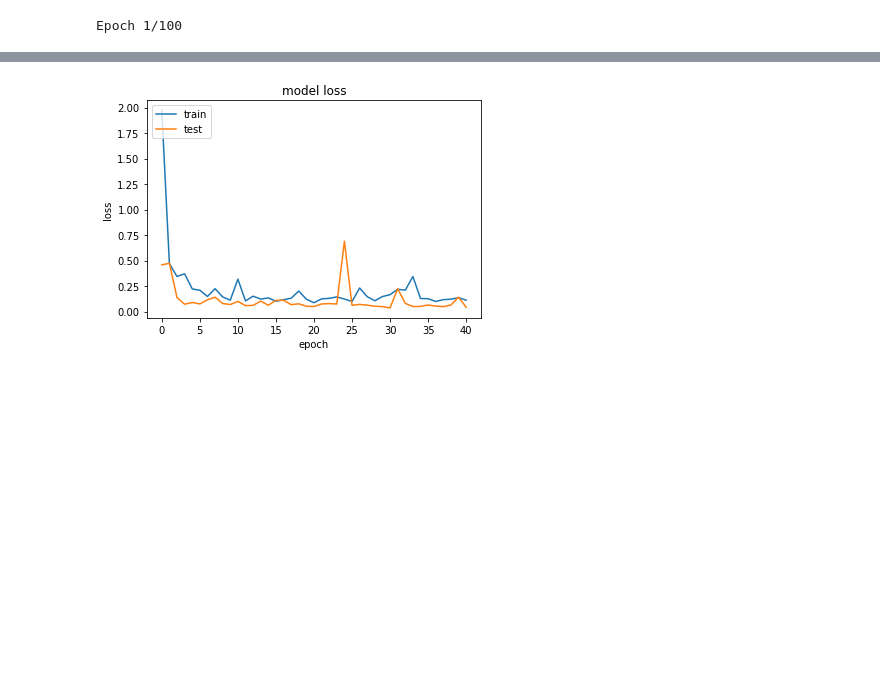
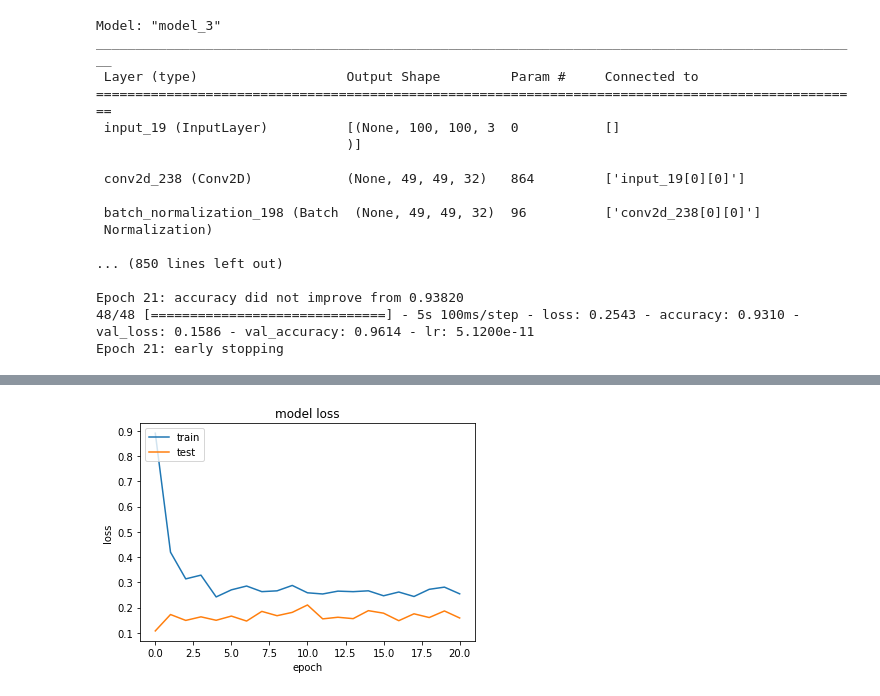
Before and after one commit to svaningelgem/nonogram_player, a Jupyter notebook: src/build_nn/Untitled.ipynb, the cells around one changed output, grey strips where cells are left out. Saved outputs shown, nothing was run; the diff lists cells and outputs as text; code cells hidden in the pictures; blank space fills up the shorter version.

```diff
--- a/src/build_nn/Untitled.ipynb
+++ b/src/build_nn/Untitled.ipynb
@@ -88,12 +112,13 @@ class StopTrainingIfEnoughAcc(keras.callbacks.Callback):
 
 def do_fit(model, train, test, tgt, epochs=20_000):
     callbacks = [
-        ReduceLROnPlateau(monitor='val_loss', patience=5, cooldown=3, rate=0.6, min_lr=1e-18, verbose=1),
-        EarlyStopping(monitor='val_loss', patience=10, verbose=1),
-        ModelCheckpoint(f'./{tgt}/epoch_{{epoch:03d}}-{{val_accuracy:.5f}}.hdf5', monitor='accuracy', initial_value_threshold=0.85, verbose=1, save_best_only=True, mode='max'),
-        StopTrainingIfEnoughAcc(),
+        ReduceLROnPlateau(monitor='val_loss', patience=2, factor=0.2, min_lr=1e-18, verbose=1),
+        EarlyStopping(monitor='val_loss', patience=20, verbose=1),
+        ModelCheckpoint(f'./{tgt}/epoch_{{epoch:03d}}-acc_{{accuracy:.5f}}-valacc_{{val_accuracy:.5f}}.hdf5', monitor='accuracy', initial_value_threshold=0.85, verbose=1, save_best_only=True, mode='max'),
+        # StopTrainingIfEnoughAcc(),
     ]
 
+    model.summary()
 
     hist = model.fit(
         train,
@@ -101,7 +126,8 @@ def do_fit(model, train, test, tgt, epochs=20_000):
         epochs=epochs,  # We do early stopping. So this will always stop before this point
         shuffle=True,
         callbacks=callbacks,
-        verbose=1
+        verbose=1,
+        # class_weight=get_class_weights(train),
     )
 
     print_history(hist)
@@ -109,0 +207,20 @@ def do_fit(model, train, test, tgt, epochs=20_000):
+# %%
+model = Sequential()
+model.add(Input(input_shape + (3,)))
+model.add(Conv2D(32, kernel_size=3, activation='relu'))
+model.add(Conv2D(64, kernel_size=3, activation='relu'))
+model.add(MaxPooling2D(pool_size=2))
+model.add(Conv2D(128, kernel_size=3, activation='relu'))
+model.add(MaxPooling2D(pool_size=2))
+model.add(Conv2D(256, kernel_size=3, activation='relu'))
+model.add(MaxPooling2D(pool_size=2))
+#model.add(Dropout(0.25))
+model.add(Flatten())
+model.add(Dense(64, activation='relu'))
+#model.add(Dropout(0.5))
+model.add(Dense(train_data.num_classes, activation='softmax'))
+
+model.compile(loss='categorical_crossentropy', optimizer='adam', metrics=['accuracy'])
+
+
+do_fit(model, train_data, validation_data, 'model_pdf')
@@ -362,9 +500,25 @@ for layer in model.layers[249:]:
    layer.trainable = True
 
 from tensorflow.keras.optimizers import SGD
-model.compile(optimizer=SGD(lr=0.0001, momentum=0.9), loss='categorical_crossentropy', metrics=['accuracy'])
+model.compile(optimizer=SGD(learning_rate=0.0001, momentum=0.9), loss='categorical_crossentropy', metrics=['accuracy'])
 
 
 do_fit(model, train_data, validation_data, 'model_inceptionV3_step2', epochs=100)
 # %% [output]
-Epoch 1/100
+Model: "model_3"
+__________________________________________________________________________________________________
+ Layer (type)                   Output Shape         Param #     Connected to
+==================================================================================================
+ input_19 (InputLayer)          [(None, 100, 100, 3  0           []
+                                )]
+
+ conv2d_238 (Conv2D)            (None, 49, 49, 32)   864         ['input_19[0][0]']
+
+ batch_normalization_198 (Batch  (None, 49, 49, 32)  96          ['conv2d_238[0][0]']
+ Normalization)
+
+... (850 lines left out)
+
+Epoch 21: accuracy did not improve from 0.93820
+48/48 [==============================] - 5s 100ms/step - loss: 0.2543 - accuracy: 0.9310 - val_loss: 0.1586 - val_accuracy: 0.9614 - lr: 5.1200e-11
+Epoch 21: early stopping
@@ -388 +525 @@ Epoch 41: early stopping
-[figure, old version]
+[figure, new version]
```
Also changed, not shown: parts of 16 cells of this notebook, 23 other files.
